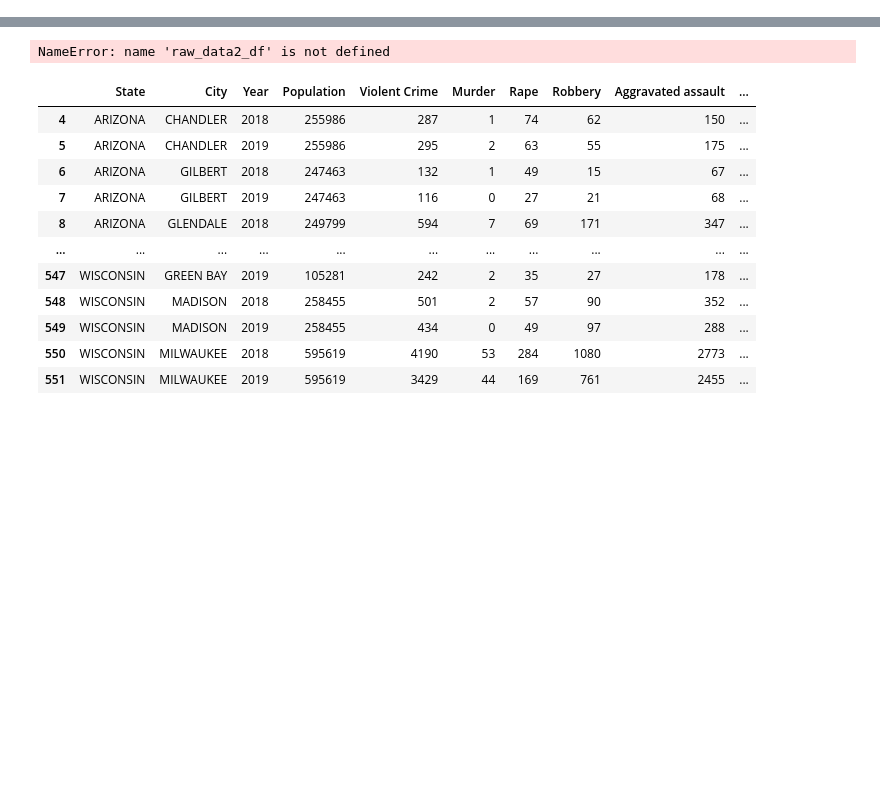
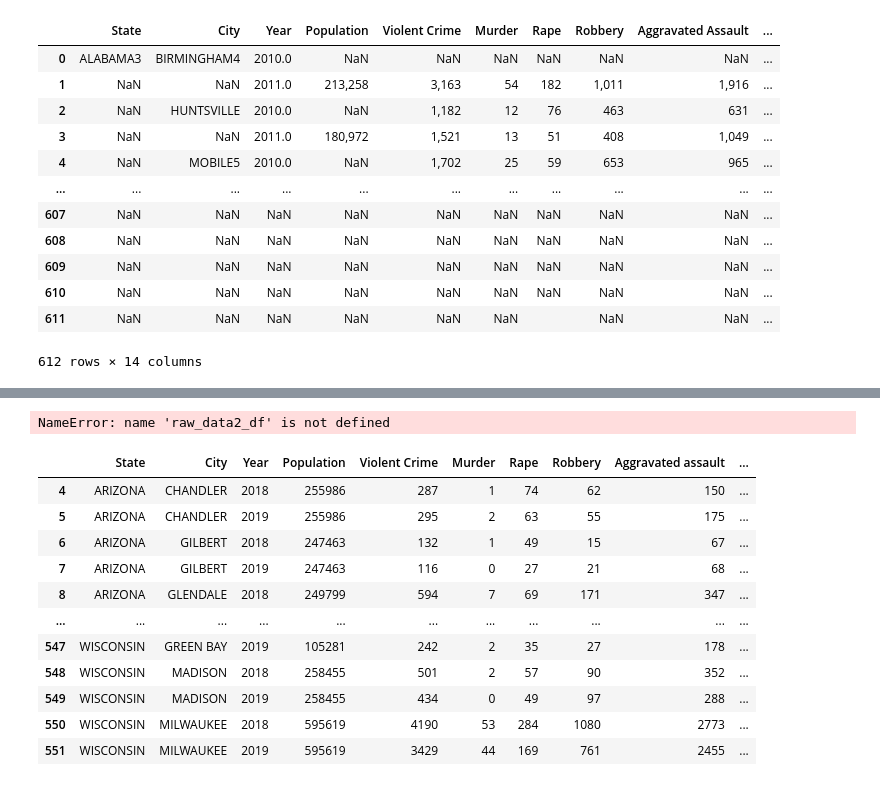
Before and after one commit to elysesulkey/National-Crime-Data-Analysis-Expanded, a Jupyter notebook: static/data/datacleaning.ipynb, the cells around one changed output, grey strips where cells are left out. Drawn from its saved outputs; the diff is of its cells as text; code cells hidden in the pictures; blank space fills up the shorter version.

```diff
--- a/static/data/datacleaning.ipynb
+++ b/static/data/datacleaning.ipynb
@@ -26,0 +36,17 @@ raw_data2011_df
+# %%
+raw_data2011_df = raw_data2011_df.drop(columns=["Unnamed: 14", "Unnamed: 15"])
+raw_data2011_df
+# %% [output]
+|  | State | City | Year | Population | Violent Crime | Murder | Rape | Robbery | Aggravated Assault | ... |
+| 0 | ALABAMA3 | BIRMINGHAM4 | 2010.0 | NaN | NaN | NaN | NaN | NaN | NaN | ... |
+| 1 | NaN | NaN | 2011.0 | 213,258 | 3,163 | 54 | 182 | 1,011 | 1,916 | ... |
+| 2 | NaN | HUNTSVILLE | 2010.0 | NaN | 1,182 | 12 | 76 | 463 | 631 | ... |
+| 3 | NaN | NaN | 2011.0 | 180,972 | 1,521 | 13 | 51 | 408 | 1,049 | ... |
+| 4 | NaN | MOBILE5 | 2010.0 | NaN | 1,702 | 25 | 59 | 653 | 965 | ... |
+| ... | ... | ... | ... | ... | ... | ... | ... | ... | ... | ... |
+| 607 | NaN | NaN | NaN | NaN | NaN | NaN | NaN | NaN | NaN | ... |
+| 608 | NaN | NaN | NaN | NaN | NaN | NaN | NaN | NaN | NaN | ... |
+| 609 | NaN | NaN | NaN | NaN | NaN | NaN | NaN | NaN | NaN | ... |
+| 610 | NaN | NaN | NaN | NaN | NaN | NaN | NaN | NaN | NaN | ... |
+| 611 | NaN | NaN | NaN | NaN | NaN | NaN |  | NaN | NaN | ... |
+612 rows × 14 columns
```
Also changed, not shown: parts of 4 cells of this notebook, 2 other files.
